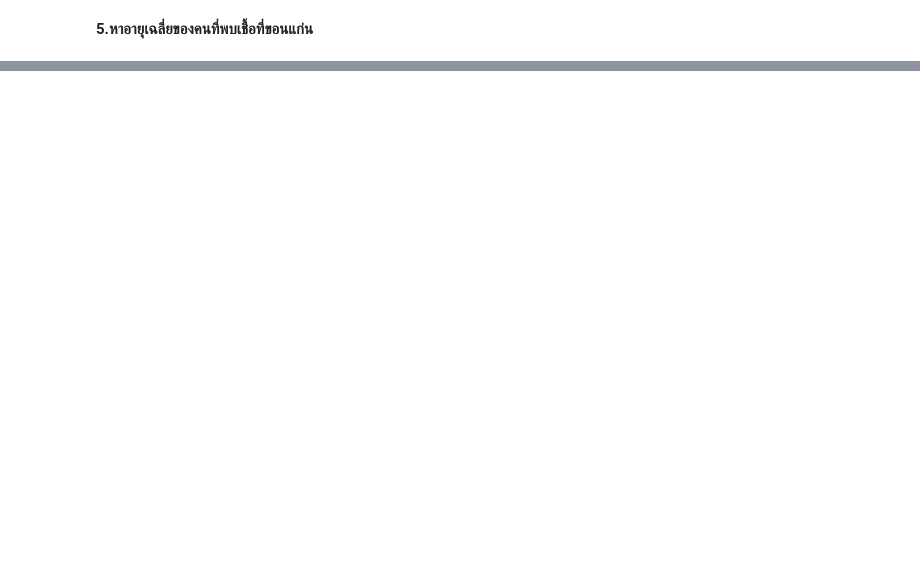
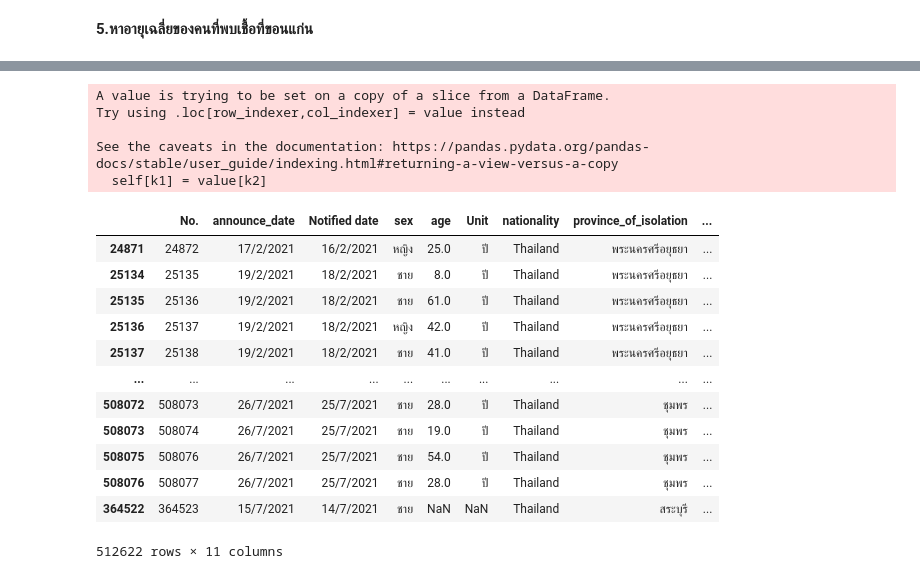
Before and after one commit to naruemonssp/DWDM21, a Jupyter notebook: Data_Preprocessing(Chapter3).ipynb, the cells around one changed output, grey strips where cells are left out. Saved outputs shown, nothing was run; the diff lists cells and outputs as text; code cells hidden in the pictures; blank space fills up the shorter version.

```diff
--- a/Data_Preprocessing(Chapter3).ipynb
+++ b/Data_Preprocessing(Chapter3).ipynb
@@ -700,0 +834,2 @@ dtype: float64
+# %%
+data_cases2[['province_of_onset']] = data_cases2[['province_of_onset']].fillna('ไม่มีข้อมูล')
@@ -700,0 +838,3 @@ dtype: float64
+# %%
+all_cities = set(data_cases2['province_of_onset'])
+all_cities
@@ -700,0 +859,40 @@ dtype: float64
+# %%
+fixed_cities = []
+
+for city in all_cities:
+    # หาค่า mean ของเชียงใหม่
+    X_cases = data_cases2['province_of_onset'] == city
+    X_mean = data_cases2[X_cases]['age'].mean()
+
+    # เลือกมาเฉพาะ data เชียงใหม่
+    data_X = data_cases2[X_cases]
+
+    # เติมค่า mean แทน missing
+    data_X[['age']] = data_X[['age']].fillna(X_mean)
+
+    fixed_cities.append(data_X)
+
+
+data_cases2_nomissingage = pd.concat(fixed_cities)
+# %% [output]
+A value is trying to be set on a copy of a slice from a DataFrame.
+Try using .loc[row_indexer,col_indexer] = value instead
+
+See the caveats in the documentation: https://pandas.pydata.org/pandas-docs/stable/user_guide/indexing.html#returning-a-view-versus-a-copy
+  self[k1] = value[k2]
+# %%
+data_cases2_nomissingage
+# %% [output]
+|  | No. | announce_date | Notified date | sex | age | Unit | nationality | province_of_isolation | ... |
+| 24871 | 24872 | 17/2/2021 | 16/2/2021 | หญิง | 25.0 | ปี | Thailand | พระนครศรีอยุธยา | ... |
+| 25134 | 25135 | 19/2/2021 | 18/2/2021 | ชาย | 8.0 | ปี | Thailand | พระนครศรีอยุธยา | ... |
+| 25135 | 25136 | 19/2/2021 | 18/2/2021 | ชาย | 61.0 | ปี | Thailand | พระนครศรีอยุธยา | ... |
+| 25136 | 25137 | 19/2/2021 | 18/2/2021 | หญิง | 42.0 | ปี | Thailand | พระนครศรีอยุธยา | ... |
+| 25137 | 25138 | 19/2/2021 | 18/2/2021 | ชาย | 41.0 | ปี | Thailand | พระนครศรีอยุธยา | ... |
+| ... | ... | ... | ... | ... | ... | ... | ... | ... | ... |
+| 508072 | 508073 | 26/7/2021 | 25/7/2021 | ชาย | 28.0 | ปี | Thailand | ชุมพร | ... |
+| 508073 | 508074 | 26/7/2021 | 25/7/2021 | ชาย | 19.0 | ปี | Thailand | ชุมพร | ... |
+| 508075 | 508076 | 26/7/2021 | 25/7/2021 | ชาย | 54.0 | ปี | Thailand | ชุมพร | ... |
+| 508076 | 508077 | 26/7/2021 | 25/7/2021 | ชาย | 28.0 | ปี | Thailand | ชุมพร | ... |
+| 364522 | 364523 | 15/7/2021 | 14/7/2021 | ชาย | NaN | NaN | Thailand | สระบุรี | ... |
+512622 rows × 11 columns
```
Also changed, not shown: parts of 29 cells of this notebook.
